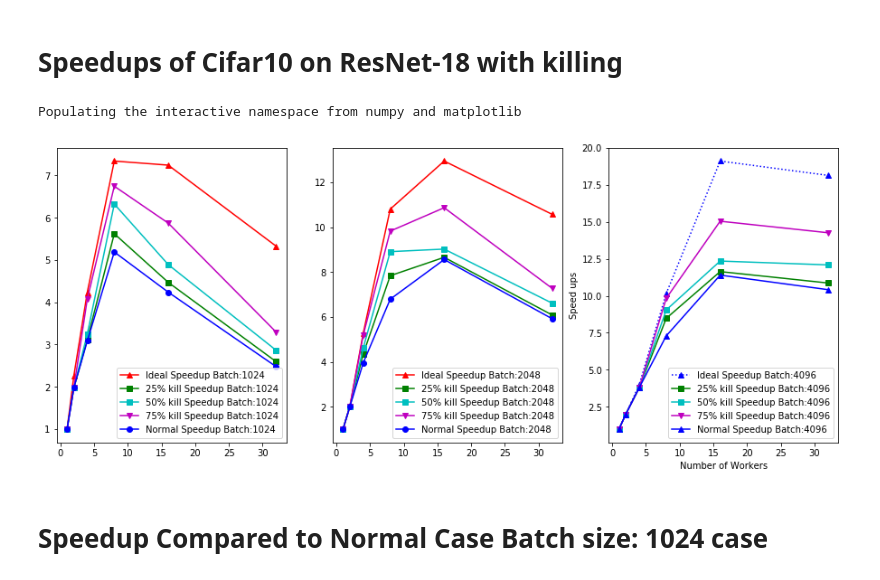
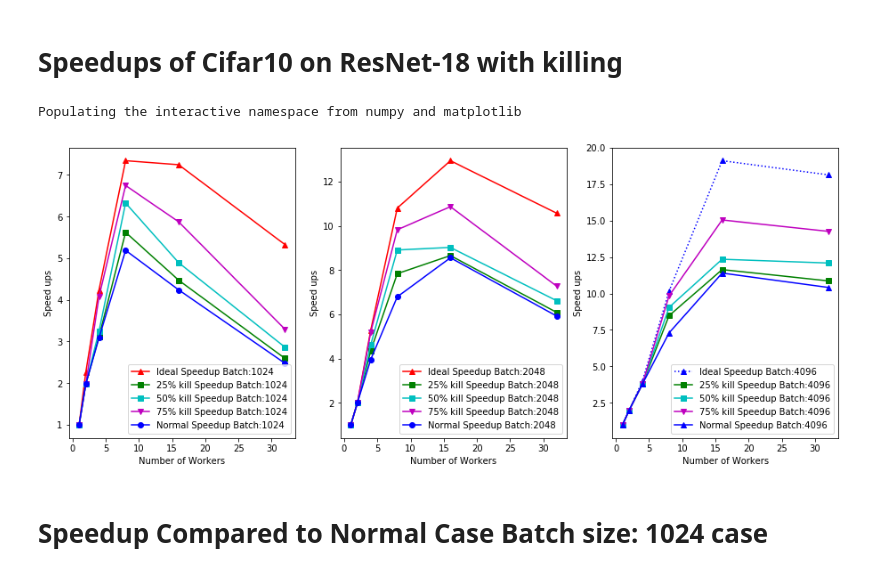
Before and after one commit to hwang595/TF-Pytorch-comparison, a Jupyter notebook: analysis/straggler_killing_results.ipynb, the cells around one changed output. Saved outputs shown, nothing was run; the diff lists cells and outputs as text; code cells hidden in the pictures.

```diff
--- a/analysis/straggler_killing_results.ipynb
+++ b/analysis/straggler_killing_results.ipynb
@@ -37,34 +37,38 @@ ideal_speedup_b4k = [1, 2.0, 4.0, 10.1493, 19.1011, 18.13333]
 
 fig_2 = plt.figure()
 plt.title("Speed up of PT with MPI\nCifar-10 on ResNet-18")
 plt.subplot(131)
 plt.plot(num_worker_interval, ideal_speedup_b1k, '-^r', label='Ideal Speedup Batch:1024')
 plt.plot(num_worker_interval, speedup_b1k_25kill, '-sg', label='25% kill Speedup Batch:1024')
 plt.plot(num_worker_interval, speedup_b1k_50kill, '-sc', label='50% kill Speedup Batch:1024')
 plt.plot(num_worker_interval, speedup_b1k_75kill, '-vm', label='75% kill Speedup Batch:1024')
 plt.plot(num_worker_interval, normal_speedup_b1k, '-ob', label='Normal Speedup Batch:1024')
+plt.xlabel("Number of Workers")
+plt.ylabel("Speed ups")
 plt.legend()
 plt.subplot(132)
 plt.plot(num_worker_interval, ideal_speedup_b2k, '-^r', label='Ideal Speedup Batch:2048')
 plt.plot(num_worker_interval, speedup_b2k_25kill, '-sg', label='25% kill Speedup Batch:2048')
 plt.plot(num_worker_interval, speedup_b2k_50kill, '-sc', label='50% kill Speedup Batch:2048')
 plt.plot(num_worker_interval, speedup_b2k_75kill, '-vm', label='75% kill Speedup Batch:2048')
 plt.plot(num_worker_interval, normal_speedup_b2k, '-ob', label='Normal Speedup Batch:2048')
+plt.xlabel("Number of Workers")
+plt.ylabel("Speed ups")
 plt.legend()
 plt.subplot(133)
 plt.plot(num_worker_interval, ideal_speedup_b4k, ':^b', label='Ideal Speedup Batch:4096')
 plt.plot(num_worker_interval, speedup_b4k_25kill, '-sg', label='25% kill Speedup Batch:4096')
 plt.plot(num_worker_interval, speedup_b4k_50kill, '-sc', label='50% kill Speedup Batch:4096')
 plt.plot(num_worker_interval, speedup_b4k_75kill, '-vm', label='75% kill Speedup Batch:4096')
 plt.plot(num_worker_interval, normal_speedup_b4k, '-^b', label='Normal Speedup Batch:4096')
 plt.xlabel("Number of Workers")
 plt.ylabel("Speed ups")
 plt.legend()
 #plt.savefig("straggler_ideal_speedup_comparison.jpg", dpi=300)
 plt.show()
 # %% [output]
 Populating the interactive namespace from numpy and matplotlib
-[figure, old version]
+[figure, new version]
 # %% [markdown]
 # Speedup Compared to Normal Case Batch size: 1024 case
 # %%
```
